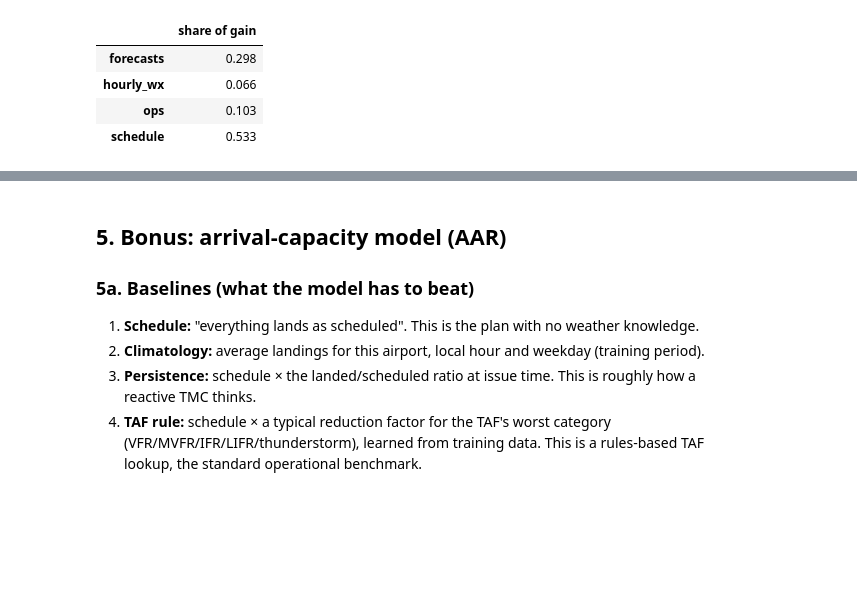
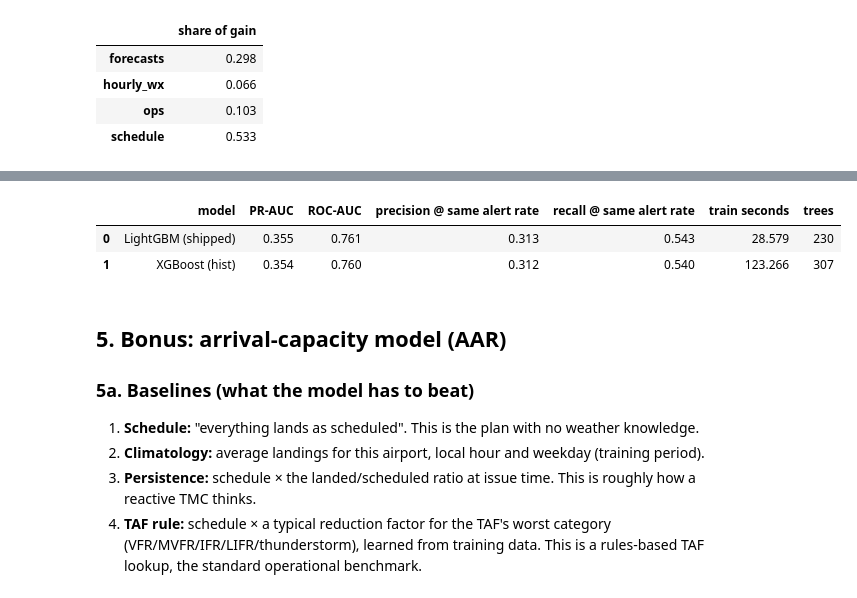
Before and after one commit to anijam99/Autonomous-SG-2026-Airbus-Challenge-5, a Jupyter notebook: 02_model_capacity_and_delay_risk.ipynb, the cells around one changed output, grey strips where cells are left out. Drawn from its saved outputs; the diff is of its cells as text; code cells hidden in the pictures; blank space fills up the shorter version.

```diff
--- a/02_model_capacity_and_delay_risk.ipynb
+++ b/02_model_capacity_and_delay_risk.ipynb
@@ -383,3 +463,28 @@ display(pd.Series(METRICS["main_importance_groups"]).to_frame("share of gain"))
+# %%
+# XGBoost vs LightGBM: same rows, features, validation set and early stopping
+try:
+    import xgboost as xgb
+    t0 = time.time()
+    xm = xgb.XGBClassifier(tree_method="hist", enable_categorical=True, max_depth=8, learning_rate=0.05, n_estimators=3000,
+                           subsample=0.8, colsample_bytree=0.8, min_child_weight=50, reg_lambda=5.0, max_cat_to_onehot=8,
+                           early_stopping_rounds=100, eval_metric="logloss", n_jobs=-1, random_state=7)
+    xm.fit(MTR[F], MTR.y45, eval_set=[(MVA[F], MVA.y45)], verbose=False)
+    xt = time.time() - t0
+    t0 = time.time(); _ = fit_main(F); lt = time.time() - t0
+    yt = T6.y45.values.astype(int); px = xm.predict_proba(T6[F])[:, 1]; pl = main.predict(T6[F])
+    rows_ = []
+    for nm, p_, tt, nt in [("LightGBM (shipped)", pl, lt, main.best_iteration), ("XGBoost (hist)", px, xt, xm.best_iteration)]:
+        pr, rc = at_rate(yt, p_, alert)
+        rows_.append({"model": nm, "PR-AUC": _ap(yt, p_), "ROC-AUC": _auc(yt, p_), "precision @ same alert rate": pr,
+                      "recall @ same alert rate": rc, "train seconds": tt, "trees": int(nt)})
+    xc = pd.DataFrame(rows_).round(3); display(xc)
+    METRICS["xgb_compare"] = xc.to_dict(orient="records")
+except ImportError:
+    print("xgboost not installed: comparison skipped")
+# %% [output]
+|  | model | PR-AUC | ROC-AUC | precision @ same alert rate | recall @ same alert rate | train seconds | trees |
+| 0 | LightGBM (shipped) | 0.355 | 0.761 | 0.313 | 0.543 | 28.579 | 230 |
+| 1 | XGBoost (hist) | 0.354 | 0.760 | 0.312 | 0.540 | 123.266 | 307 |
 # %% [markdown]
 ## 5. Bonus: arrival-capacity model (AAR)
 
```
Also changed, not shown: parts of 9 cells of this notebook, 52 other files.
